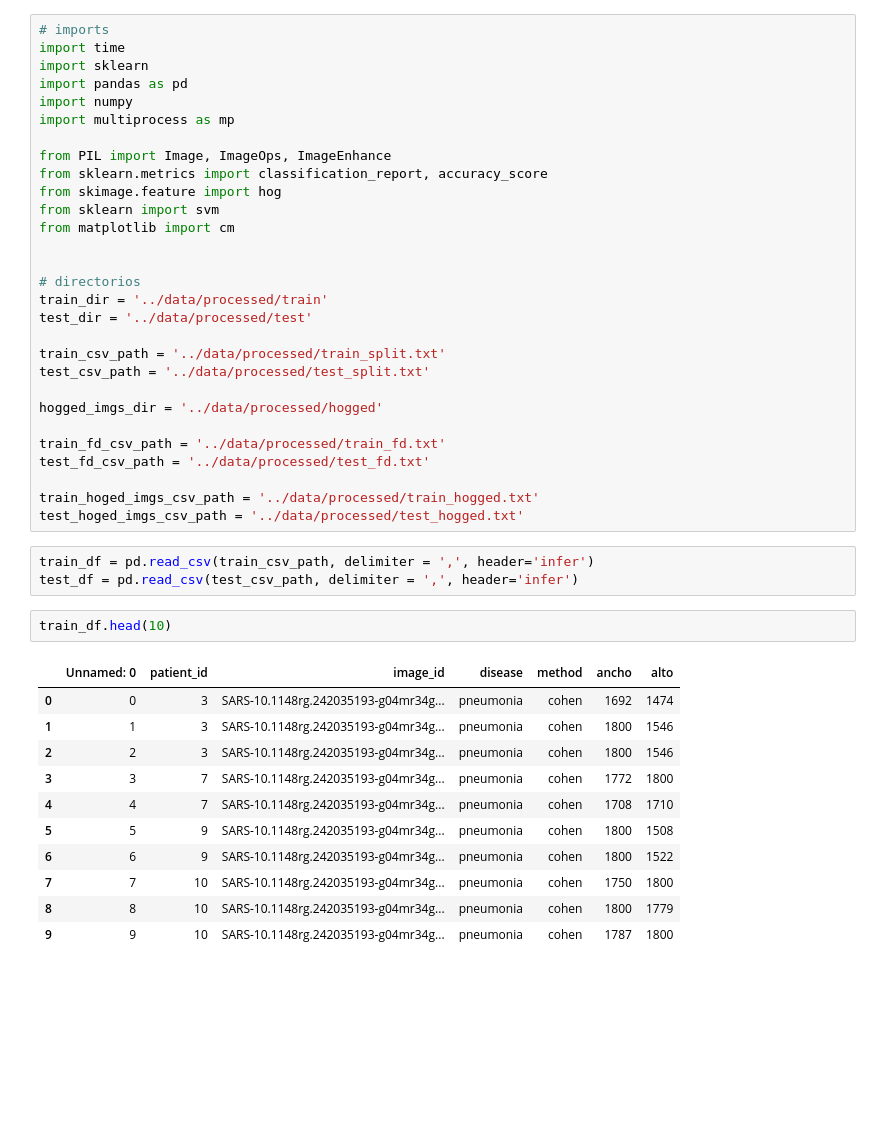
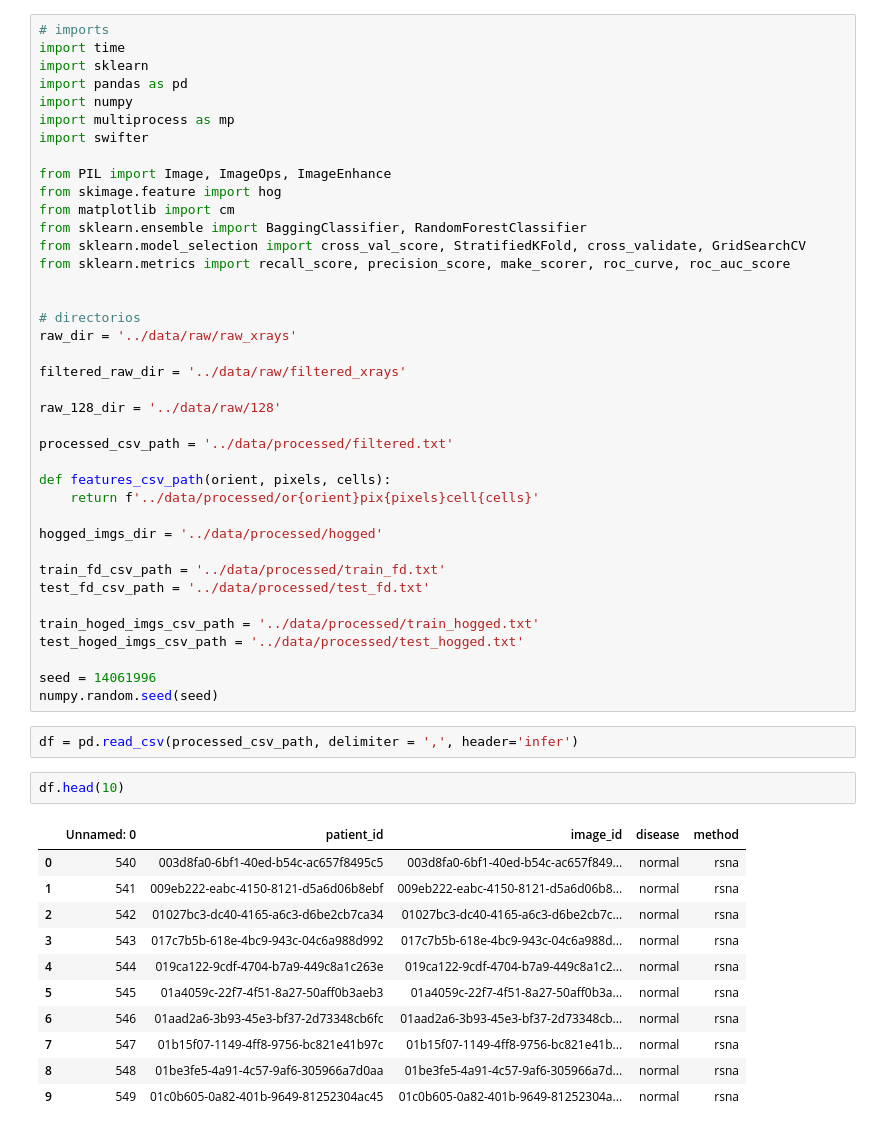
Before and after one commit to sebiglesias/tp_final_ECD, a Jupyter notebook: notebooks/hog.ipynb, the cells around one changed output. Drawn from its saved outputs; the diff is of its cells as text; blank space fills up the shorter version.

```diff
--- a/notebooks/hog.ipynb
+++ b/notebooks/hog.ipynb
@@ -5,20 +5,27 @@ import sklearn
 import pandas as pd
 import numpy
 import multiprocess as mp
+import swifter
 
 from PIL import Image, ImageOps, ImageEnhance
-from sklearn.metrics import classification_report, accuracy_score
 from skimage.feature import hog
-from sklearn import svm
 from matplotlib import cm
+from sklearn.ensemble import BaggingClassifier, RandomForestClassifier
+from sklearn.model_selection import cross_val_score, StratifiedKFold, cross_validate, GridSearchCV
+from sklearn.metrics import recall_score, precision_score, make_scorer, roc_curve, roc_auc_score
 
 
 # directorios
-train_dir = '../data/processed/train'
-test_dir = '../data/processed/test'
+raw_dir = '../data/raw/raw_xrays'
 
-train_csv_path = '../data/processed/train_split.txt'
-test_csv_path = '../data/processed/test_split.txt'
+filtered_raw_dir = '../data/raw/filtered_xrays'
+
+raw_128_dir = '../data/raw/128'
+
+processed_csv_path = '../data/processed/filtered.txt'
+
+def features_csv_path(orient, pixels, cells):
+    return f'../data/processed/or{orient}pix{pixels}cell{cells}'
 
 hogged_imgs_dir = '../data/processed/hogged'
 
@@ -27,22 +34,24 @@ test_fd_csv_path = '../data/processed/test_fd.txt'
 
 train_hoged_imgs_csv_path = '../data/processed/train_hogged.txt'
 test_hoged_imgs_csv_path = '../data/processed/test_hogged.txt'
+
+seed = 14061996
+numpy.random.seed(seed)
 # %%
-train_df = pd.read_csv(train_csv_path, delimiter = ',', header='infer')
-test_df = pd.read_csv(test_csv_path, delimiter = ',', header='infer')
+df = pd.read_csv(processed_csv_path, delimiter = ',', header='infer')
 # %%
-train_df.head(10)
+df.head(10)
 # %% [output]
-|  | Unnamed: 0 | patient_id | image_id | disease | method | ancho | alto |
-| 0 | 0 | 3 | SARS-10.1148rg.242035193-g04mr34g... | pneumonia | cohen | 1692 | 1474 |
-| 1 | 1 | 3 | SARS-10.1148rg.242035193-g04mr34g... | pneumonia | cohen | 1800 | 1546 |
-| 2 | 2 | 3 | SARS-10.1148rg.242035193-g04mr34g... | pneumonia | cohen | 1800 | 1546 |
-| 3 | 3 | 7 | SARS-10.1148rg.242035193-g04mr34g... | pneumonia | cohen | 1772 | 1800 |
-| 4 | 4 | 7 | SARS-10.1148rg.242035193-g04mr34g... | pneumonia | cohen | 1708 | 1710 |
-| 5 | 5 | 9 | SARS-10.1148rg.242035193-g04mr34g... | pneumonia | cohen | 1800 | 1508 |
-| 6 | 6 | 9 | SARS-10.1148rg.242035193-g04mr34g... | pneumonia | cohen | 1800 | 1522 |
-| 7 | 7 | 10 | SARS-10.1148rg.242035193-g04mr34g... | pneumonia | cohen | 1750 | 1800 |
-| 8 | 8 | 10 | SARS-10.1148rg.242035193-g04mr34g... | pneumonia | cohen | 1800 | 1779 |
-| 9 | 9 | 10 | SARS-10.1148rg.242035193-g04mr34g... | pneumonia | cohen | 1787 | 1800 |
+|  | Unnamed: 0 | patient_id | image_id | disease | method |
+| 0 | 540 | 003d8fa0-6bf1-40ed-b54c-ac657f8495c5 | 003d8fa0-6bf1-40ed-b54c-ac657f849... | normal | rsna |
+| 1 | 541 | 009eb222-eabc-4150-8121-d5a6d06b8ebf | 009eb222-eabc-4150-8121-d5a6d06b8... | normal | rsna |
+| 2 | 542 | 01027bc3-dc40-4165-a6c3-d6be2cb7ca34 | 01027bc3-dc40-4165-a6c3-d6be2cb7c... | normal | rsna |
+| 3 | 543 | 017c7b5b-618e-4bc9-943c-04c6a988d992 | 017c7b5b-618e-4bc9-943c-04c6a988d... | normal | rsna |
+| 4 | 544 | 019ca122-9cdf-4704-b7a9-449c8a1c263e | 019ca122-9cdf-4704-b7a9-449c8a1c2... | normal | rsna |
+| 5 | 545 | 01a4059c-22f7-4f51-8a27-50aff0b3aeb3 | 01a4059c-22f7-4f51-8a27-50aff0b3a... | normal | rsna |
+| 6 | 546 | 01aad2a6-3b93-45e3-bf37-2d73348cb6fc | 01aad2a6-3b93-45e3-bf37-2d73348cb... | normal | rsna |
+| 7 | 547 | 01b15f07-1149-4ff8-9756-bc821e41b97c | 01b15f07-1149-4ff8-9756-bc821e41b... | normal | rsna |
+| 8 | 548 | 01be3fe5-4a91-4c57-9af6-305966a7d0aa | 01be3fe5-4a91-4c57-9af6-305966a7d... | normal | rsna |
+| 9 | 549 | 01c0b605-0a82-401b-9649-81252304ac45 | 01c0b605-0a82-401b-9649-81252304a... | normal | rsna |
 # %%
 # test una imagen
```
Also changed, not shown: parts of 31 cells of this notebook.
